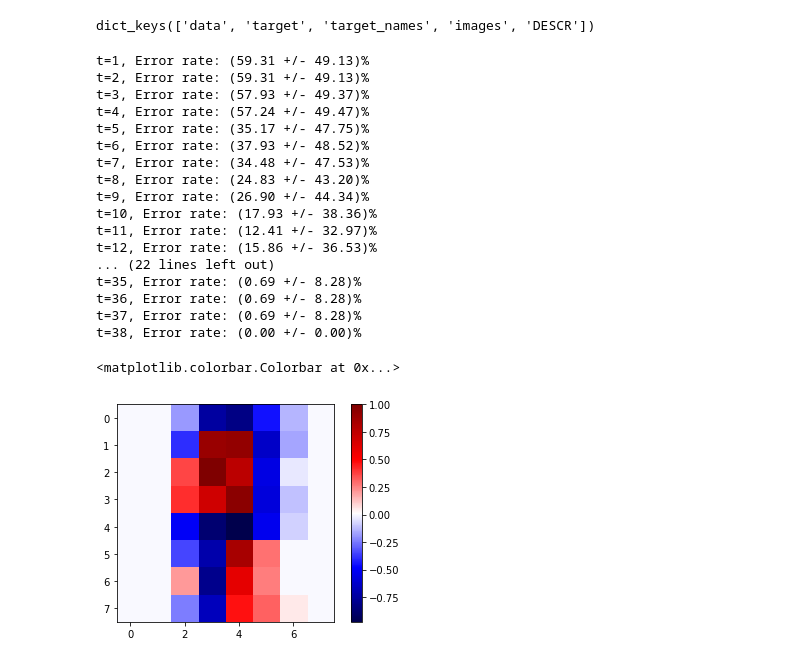
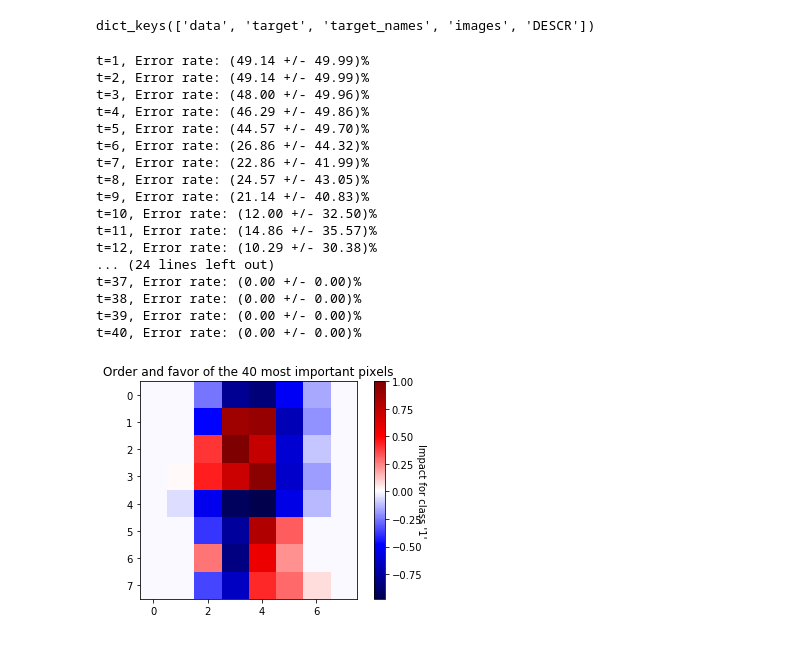
Before and after one commit to ml4cdeca/FundamentalsOfMachineLearning, a Jupyter notebook: exercise6/regularized-regression.ipynb, the cells around one changed output. Drawn from its saved outputs; the diff is of its cells as text; code cells hidden in the pictures.

```diff
--- a/exercise6/regularized-regression.ipynb
+++ b/exercise6/regularized-regression.ipynb
@@ -205,8 +204,18 @@ y_all[y_all == 7] = -1 # y_i=-1 if i is a '7'
 
 # split into train and test data
 X_train, X_test, y_train , y_test = model_selection.train_test_split(X_all,y_all,test_size = 0.4,random_state = 0)
+#choose randomly instances so that the trainig set is balanced (same amount of "1"'s as "7"'s)
+N=sum(y_train)
+
+instances=np.random.permutation(len(y_train[y_train==N/abs(N)]))[:abs(N)]
+X_test=np.append(X_test,X_train[y_train==N/abs(N)][instances],axis=0)
+X_train=np.delete(X_train,np.arange(len(y_train))[y_train==N/abs(N)][instances],axis=0)
+
+y_test=np.append(y_test,y_train[y_train==N/abs(N)][instances],axis=0)
+y_train=np.delete(y_train,np.arange(len(y_train))[y_train==N/abs(N)][instances],axis=0)
+#surly not the best way to do it but it works
 # %%
-T=38
+T=40
 LDAsol=omp_regression(X_train,y_train,T)
 prediction=X_test@LDAsol
 #split the predictions at 0
@@ -220,23 +229,23 @@ var=np.var(difference,axis=0)
 for i in range(T):
     print('t=%i, Error rate: (%.2f +/- %.2f)%s'%(i+1,errorRate[i]*100,100*np.sqrt(var[i]),'%'))
 # %% [output]
-t=1, Error rate: (59.31 +/- 49.13)%
-t=2, Error rate: (59.31 +/- 49.13)%
-t=3, Error rate: (57.93 +/- 49.37)%
-t=4, Error rate: (57.24 +/- 49.47)%
-t=5, Error rate: (35.17 +/- 47.75)%
-t=6, Error rate: (37.93 +/- 48.52)%
-t=7, Error rate: (34.48 +/- 47.53)%
-t=8, Error rate: (24.83 +/- 43.20)%
-t=9, Error rate: (26.90 +/- 44.34)%
-t=10, Error rate: (17.93 +/- 38.36)%
-t=11, Error rate: (12.41 +/- 32.97)%
-t=12, Error rate: (15.86 +/- 36.53)%
-... (22 lines left out)
-t=35, Error rate: (0.69 +/- 8.28)%
-t=36, Error rate: (0.69 +/- 8.28)%
-t=37, Error rate: (0.69 +/- 8.28)%
+t=1, Error rate: (49.14 +/- 49.99)%
+t=2, Error rate: (49.14 +/- 49.99)%
+t=3, Error rate: (48.00 +/- 49.96)%
+t=4, Error rate: (46.29 +/- 49.86)%
+t=5, Error rate: (44.57 +/- 49.70)%
+t=6, Error rate: (26.86 +/- 44.32)%
+t=7, Error rate: (22.86 +/- 41.99)%
+t=8, Error rate: (24.57 +/- 43.05)%
+t=9, Error rate: (21.14 +/- 40.83)%
+t=10, Error rate: (12.00 +/- 32.50)%
+t=11, Error rate: (14.86 +/- 35.57)%
+t=12, Error rate: (10.29 +/- 30.38)%
+... (24 lines left out)
+t=37, Error rate: (0.00 +/- 0.00)%
 t=38, Error rate: (0.00 +/- 0.00)%
+t=39, Error rate: (0.00 +/- 0.00)%
+t=40, Error rate: (0.00 +/- 0.00)%
 # %%
 featureList=np.where(LDAsol.todense().T!=0)[1] #all features contributing
 featureList=featureList[np.sort(np.unique(featureList,return_index=True)[1])] #all features only once and in the correct order
@@ -251,9 +260,8 @@ order=np.zeros(64)
 for i in range(T):
     order[featureList[::-1][i]]=(i+1)/T*averageDifference[::-1][i]
 # %%
-#plt.gray()
+plt.title('Order and favor of the %i most important pixels'%T)
 plt.imshow(order.reshape((8,8)),cmap='seismic')
-plt.colorbar()
+plt.colorbar().set_label("Impact for class '1'",rotation=270)
 # %% [output]
-<matplotlib.colorbar.Colorbar at 0x...>
-[figure, old version]
+[figure, new version]
```
Also changed, not shown: parts of 18 cells of this notebook.
